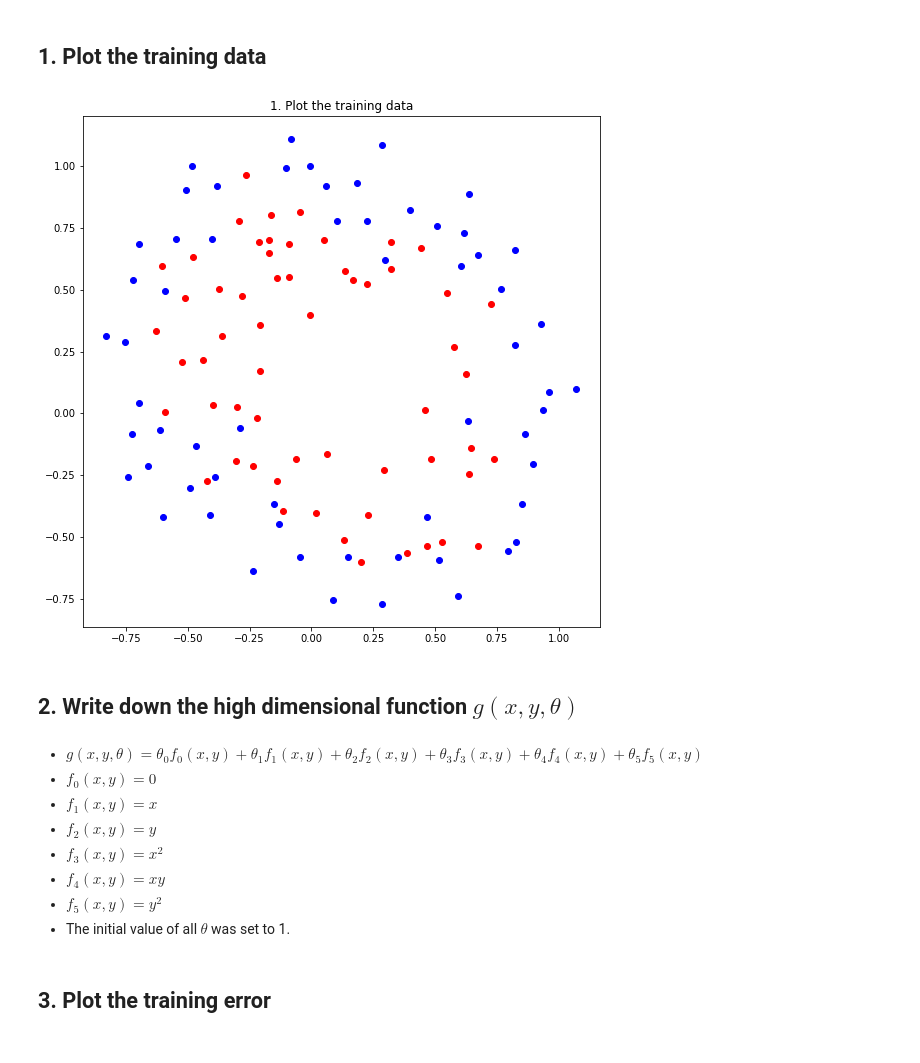
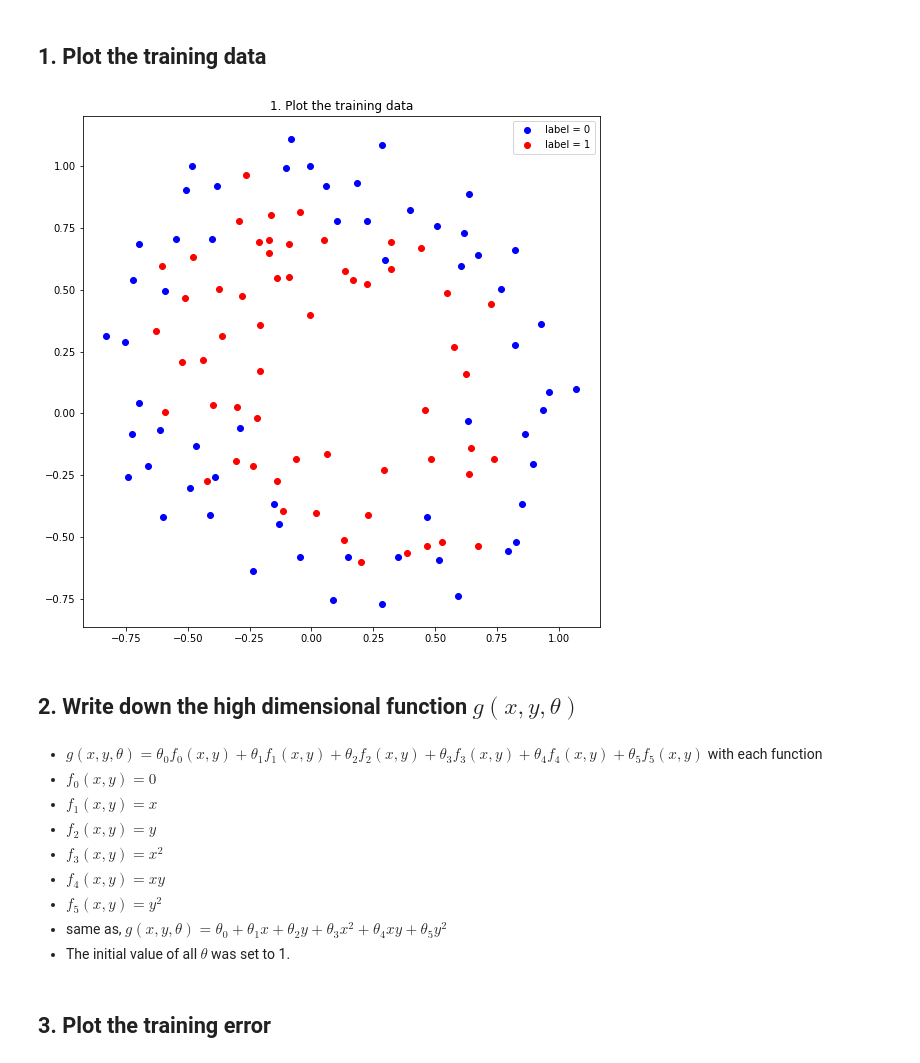
Before and after one commit to Reichidad/Machine-Learning-2020-Spring-Class, a Jupyter notebook: assignment06.ipynb, the cells around one changed output. Drawn from its saved outputs; the diff is of its cells as text; code cells hidden in the pictures.

```diff
--- a/assignment06.ipynb
+++ b/assignment06.ipynb
@@ -132,27 +135,29 @@ theta :  [1.1558086636008793, 0.2628043532721574, 0.621116131368244, -2.80380876
 # %%
 import numpy as np
 import matplotlib.pyplot as plt
 import math
 # 1. Plot the training data
 plt.figure(figsize=(8,8))
 plt.title("1. Plot the training data")
 plt.scatter(pointX0, pointY0, c='b', label='label = 0')
 plt.scatter(pointX1, pointY1, c='r', label='label = 1')
 plt.tight_layout()
 plt.gca().set_aspect('equal', adjustable='box')
+plt.legend()
 plt.show()
 # %% [output]
-[figure, old version]
+[figure, new version]
 # %% [markdown]
 ## 2. Write down the high dimensional function $g(x, y, \theta)$
 # %% [markdown]
-  - $g(x, y, \theta) = \theta_0f_0(x,y) + \theta_1f_1(x,y) + \theta_2f_2(x,y) + \theta_3f_3(x,y) + \theta_4f_4(x,y) + \theta_5f_5(x,y)$
-  - $f_0(x,y) = 0$
-  - $f_1(x,y) = x$
-  - $f_2(x,y) = y$
-  - $f_3(x,y) = x^2$
-  - $f_4(x,y) = xy$
-  - $f_5(x,y) = y^2$
+  - $g(x, y, \theta) = \theta_0f_0(x,y) + \theta_1f_1(x,y) + \theta_2f_2(x,y) + \theta_3f_3(x,y) + \theta_4f_4(x,y) + \theta_5f_5(x,y)$ with each function
+   - $f_0(x,y) = 0$
+   - $f_1(x,y) = x$
+   - $f_2(x,y) = y$
+   - $f_3(x,y) = x^2$
+   - $f_4(x,y) = xy$
+   - $f_5(x,y) = y^2$
+  - same as, $g(x, y, \theta) = \theta_0 + \theta_1x + \theta_2y + \theta_3x^2 + \theta_4xy + \theta_5y^2$
   - The initial value of all $\theta$ was set to 1.
 # %% [markdown]
 ## 3. Plot the training error
```
Also changed, not shown: parts of 6 cells of this notebook.
